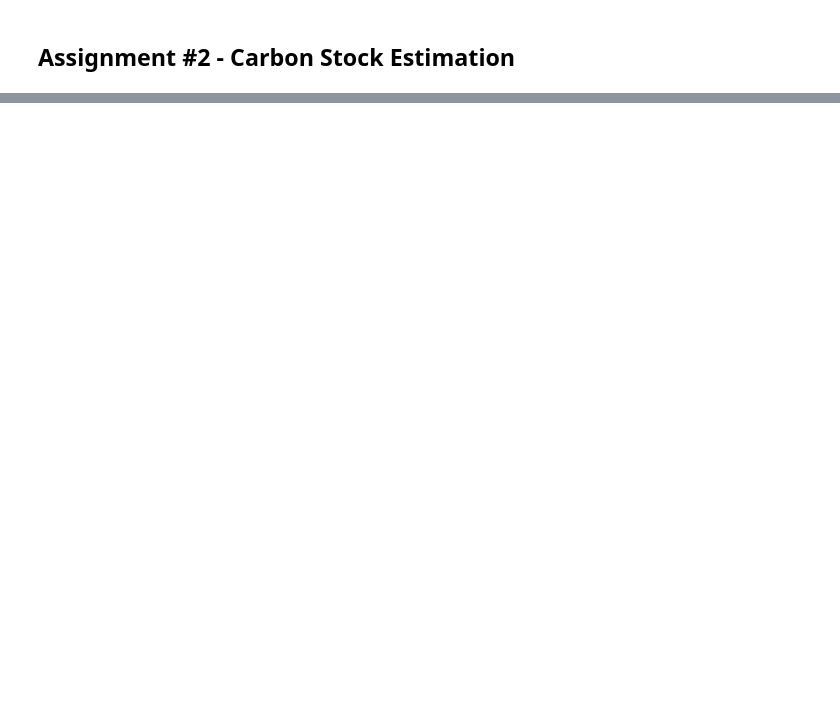
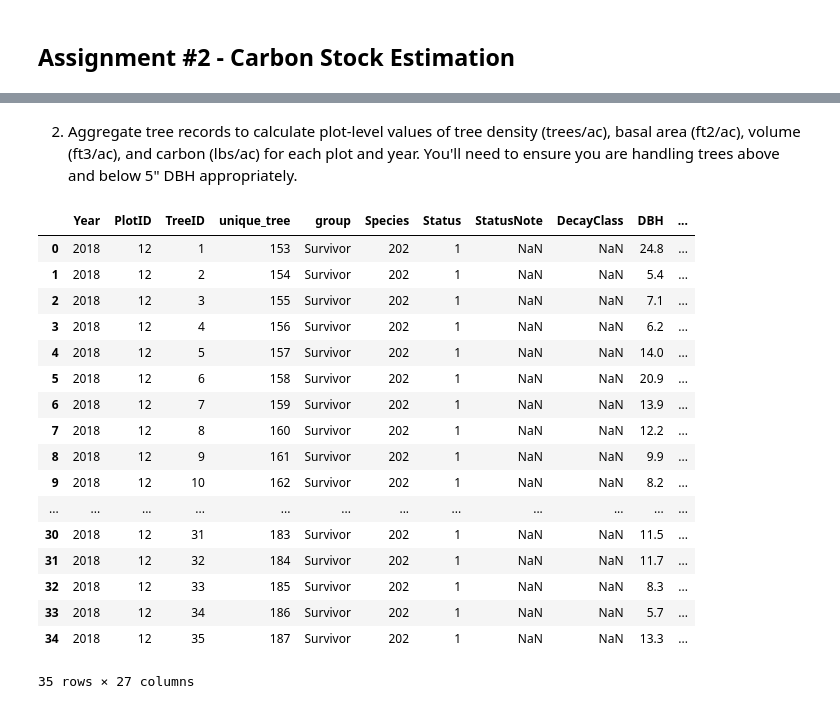
Before and after one commit to cake-dev/ForestAnalytics, a Jupyter notebook: assignment2.ipynb, the cells around one changed output, grey strips where cells are left out. Saved outputs shown, nothing was run; the diff lists cells and outputs as text; code cells hidden in the pictures; blank space fills up the shorter version.

```diff
--- a/assignment2.ipynb
+++ b/assignment2.ipynb
@@ -95,0 +100,23 @@ plot_data
+# %% [markdown]
+2) Aggregate tree records to calculate plot-level values of tree density (trees/ac), basal area  (ft2/ac), volume (ft3/ac), and carbon (lbs/ac) for each plot and year. You'll need to ensure you are handling trees above and below 5" DBH appropriately.
+# %%
+plot_data[(plot_data.PlotID == 12) & (plot_data.Year == 2018)]
+# %% [output]
+|  | Year | PlotID | TreeID | unique_tree | group | Species | Status | StatusNote | DecayClass | DBH | ... |
+| 0 | 2018 | 12 | 1 | 153 | Survivor | 202 | 1 | NaN | NaN | 24.8 | ... |
+| 1 | 2018 | 12 | 2 | 154 | Survivor | 202 | 1 | NaN | NaN | 5.4 | ... |
+| 2 | 2018 | 12 | 3 | 155 | Survivor | 202 | 1 | NaN | NaN | 7.1 | ... |
+| 3 | 2018 | 12 | 4 | 156 | Survivor | 202 | 1 | NaN | NaN | 6.2 | ... |
+| 4 | 2018 | 12 | 5 | 157 | Survivor | 202 | 1 | NaN | NaN | 14.0 | ... |
+| 5 | 2018 | 12 | 6 | 158 | Survivor | 202 | 1 | NaN | NaN | 20.9 | ... |
+| 6 | 2018 | 12 | 7 | 159 | Survivor | 202 | 1 | NaN | NaN | 13.9 | ... |
+| 7 | 2018 | 12 | 8 | 160 | Survivor | 202 | 1 | NaN | NaN | 12.2 | ... |
+| 8 | 2018 | 12 | 9 | 161 | Survivor | 202 | 1 | NaN | NaN | 9.9 | ... |
+| 9 | 2018 | 12 | 10 | 162 | Survivor | 202 | 1 | NaN | NaN | 8.2 | ... |
+| ... | ... | ... | ... | ... | ... | ... | ... | ... | ... | ... | ... |
+| 30 | 2018 | 12 | 31 | 183 | Survivor | 202 | 1 | NaN | NaN | 11.5 | ... |
+| 31 | 2018 | 12 | 32 | 184 | Survivor | 202 | 1 | NaN | NaN | 11.7 | ... |
+| 32 | 2018 | 12 | 33 | 185 | Survivor | 202 | 1 | NaN | NaN | 8.3 | ... |
+| 33 | 2018 | 12 | 34 | 186 | Survivor | 202 | 1 | NaN | NaN | 5.7 | ... |
+| 34 | 2018 | 12 | 35 | 187 | Survivor | 202 | 1 | NaN | NaN | 13.3 | ... |
+35 rows × 27 columns
```
Also changed, not shown: parts of 8 cells of this notebook.
